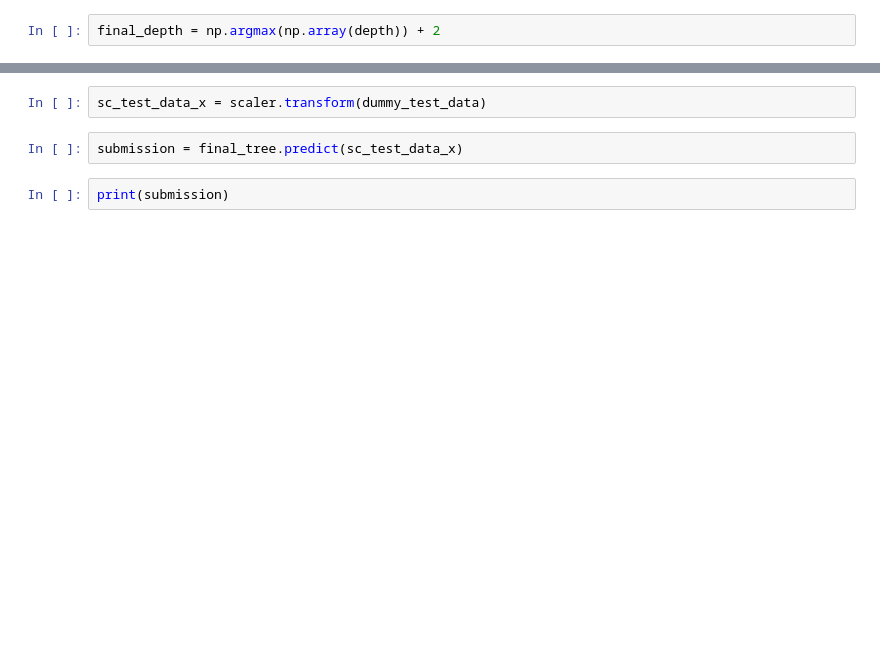
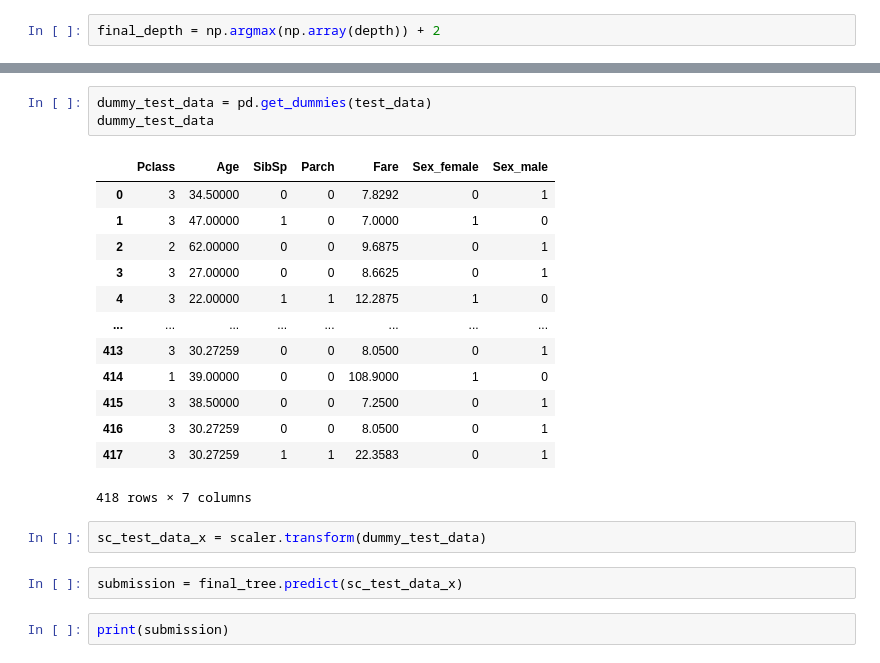
Before and after one commit to ThousandAI/pycs4001, a Jupyter notebook: class09/kaggle_Titanic.ipynb, the cells around one changed output, grey strips where cells are left out. Saved outputs shown, nothing was run; the diff lists cells and outputs as text; blank space fills up the shorter version.

```diff
--- a/class09/kaggle_Titanic.ipynb
+++ b/class09/kaggle_Titanic.ipynb
@@ -149,3 +149,20 @@ DecisionTreeClassifier(criterion='entropy', max_depth=3, random_state=10)
+# %%
+dummy_test_data = pd.get_dummies(test_data)
+dummy_test_data
+# %% [output]
+|  | Pclass | Age | SibSp | Parch | Fare | Sex_female | Sex_male |
+| 0 | 3 | 34.50000 | 0 | 0 | 7.8292 | 0 | 1 |
+| 1 | 3 | 47.00000 | 1 | 0 | 7.0000 | 1 | 0 |
+| 2 | 2 | 62.00000 | 0 | 0 | 9.6875 | 0 | 1 |
+| 3 | 3 | 27.00000 | 0 | 0 | 8.6625 | 0 | 1 |
+| 4 | 3 | 22.00000 | 1 | 1 | 12.2875 | 1 | 0 |
+| ... | ... | ... | ... | ... | ... | ... | ... |
+| 413 | 3 | 30.27259 | 0 | 0 | 8.0500 | 0 | 1 |
+| 414 | 1 | 39.00000 | 0 | 0 | 108.9000 | 1 | 0 |
+| 415 | 3 | 38.50000 | 0 | 0 | 7.2500 | 0 | 1 |
+| 416 | 3 | 30.27259 | 0 | 0 | 8.0500 | 0 | 1 |
+| 417 | 3 | 30.27259 | 1 | 1 | 22.3583 | 0 | 1 |
+418 rows × 7 columns
 # %%
 sc_test_data_x = scaler.transform(dummy_test_data)
 # %%
```
Also changed, not shown: parts of 11 cells of this notebook.
